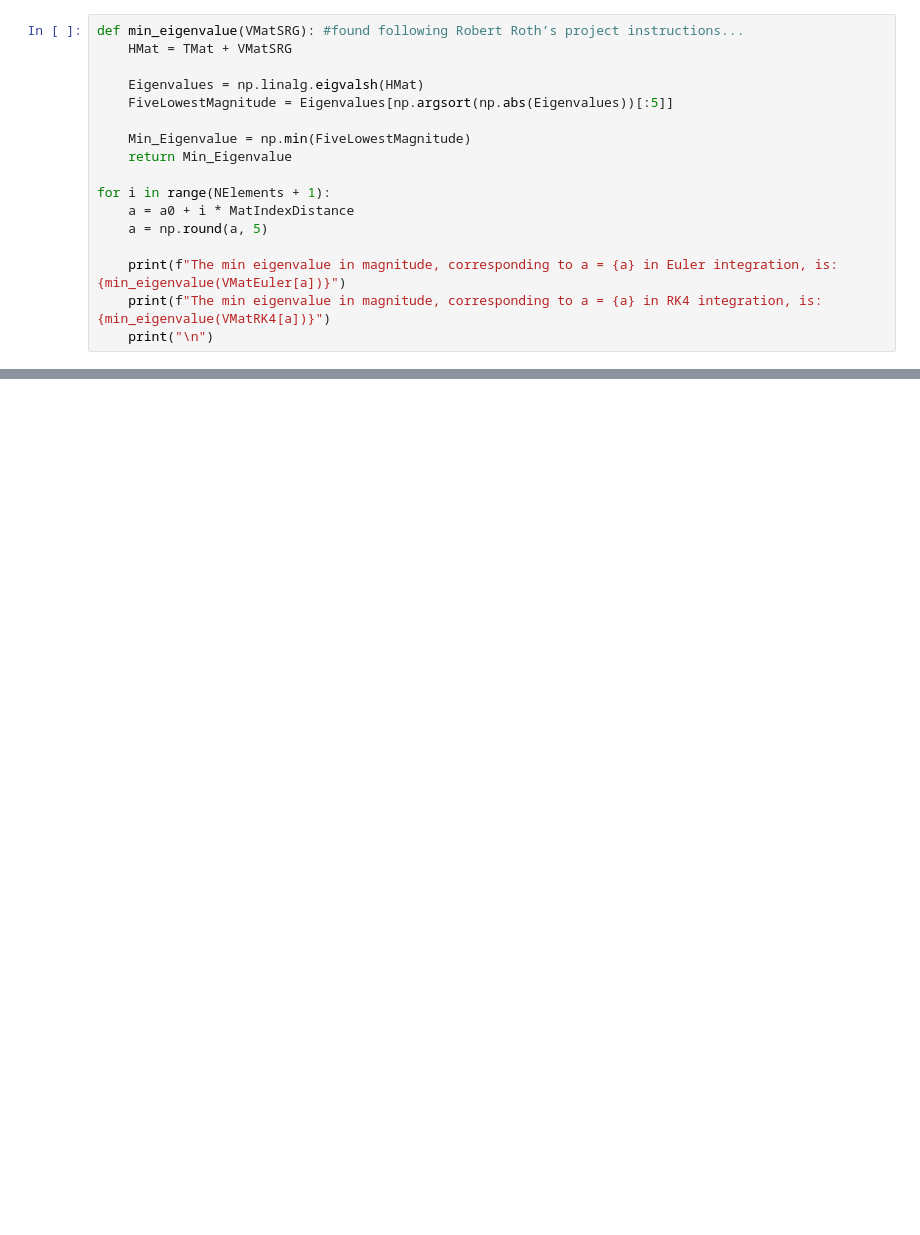
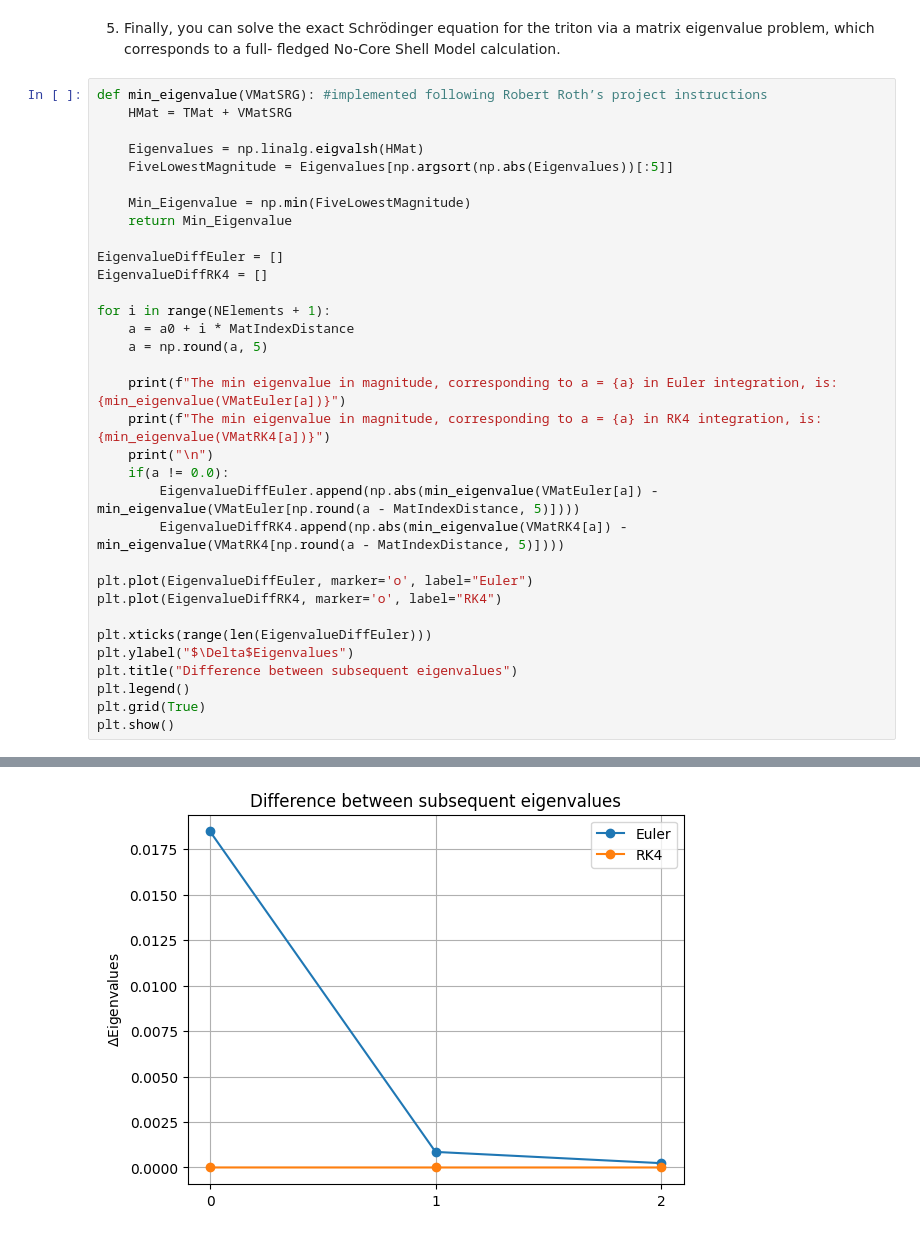
Before and after one commit to enigma7889/Numerical_project, a Jupyter notebook: triton.ipynb, the cells around one changed output, grey strips where cells are left out. Cells and saved outputs as stored; diff of their text form; blank space fills up the shorter version.

```diff
--- a/triton.ipynb
+++ b/triton.ipynb
@@ -141,5 +159,9 @@ for i in range(NElements + 1):
+# %% [markdown]
+5. Finally, you can solve the exact Schrödinger equation for the triton
+via a matrix eigenvalue problem, which corresponds to a full-
+fledged No-Core Shell Model calculation.
 # %%
-def min_eigenvalue(VMatSRG): #found following Robert Roth’s project instructions...
+def min_eigenvalue(VMatSRG): #implemented following Robert Roth’s project instructions
     HMat = TMat + VMatSRG
 
     Eigenvalues = np.linalg.eigvalsh(HMat)
@@ -148,6 +170,9 @@ def min_eigenvalue(VMatSRG): #found following Robert Roth’s project instructio
     Min_Eigenvalue = np.min(FiveLowestMagnitude)
     return Min_Eigenvalue
 
+EigenvalueDiffEuler = []
+EigenvalueDiffRK4 = []
+
 for i in range(NElements + 1):
     a = a0 + i * MatIndexDistance
     a = np.round(a, 5)
@@ -155,6 +180,19 @@ for i in range(NElements + 1):
     print(f"The min eigenvalue in magnitude, corresponding to a = {a} in Euler integration, is: {min_eigenvalue(VMatEuler[a])}")
     print(f"The min eigenvalue in magnitude, corresponding to a = {a} in RK4 integration, is: {min_eigenvalue(VMatRK4[a])}")
     print("\n")
+    if(a != 0.0):
+        EigenvalueDiffEuler.append(np.abs(min_eigenvalue(VMatEuler[a]) - min_eigenvalue(VMatEuler[np.round(a - MatIndexDistance, 5)])))
+        EigenvalueDiffRK4.append(np.abs(min_eigenvalue(VMatRK4[a]) - min_eigenvalue(VMatRK4[np.round(a - MatIndexDistance, 5)])))
+
+plt.plot(EigenvalueDiffEuler, marker='o', label="Euler")
+plt.plot(EigenvalueDiffRK4, marker='o', label="RK4")
+
+plt.xticks(range(len(EigenvalueDiffEuler)))
+plt.ylabel("$\Delta$Eigenvalues")
+plt.title("Difference between subsequent eigenvalues")
+plt.legend()
+plt.grid(True)
+plt.show()
 # %% [output]
 The min eigenvalue in magnitude, corresponding to a = 0.0 in Euler integration, is: -8.07045774855503
 The min eigenvalue in magnitude, corresponding to a = 0.0 in RK4 integration, is: -8.07045774855503
@@ -176,3 +211,4 @@ The min eigenvalue in magnitude, corresponding to a = 0.25 in RK4 integration, i
+[figure, added]
 # %% [markdown]
 The lowest magnitude eigenvalue is changing very slowly with a. However we can clearly see that the difference between subsequent values is a lot smaller in RK4 compared to Euler method.
 
```
Also changed, not shown: parts of 11 cells of this notebook.
